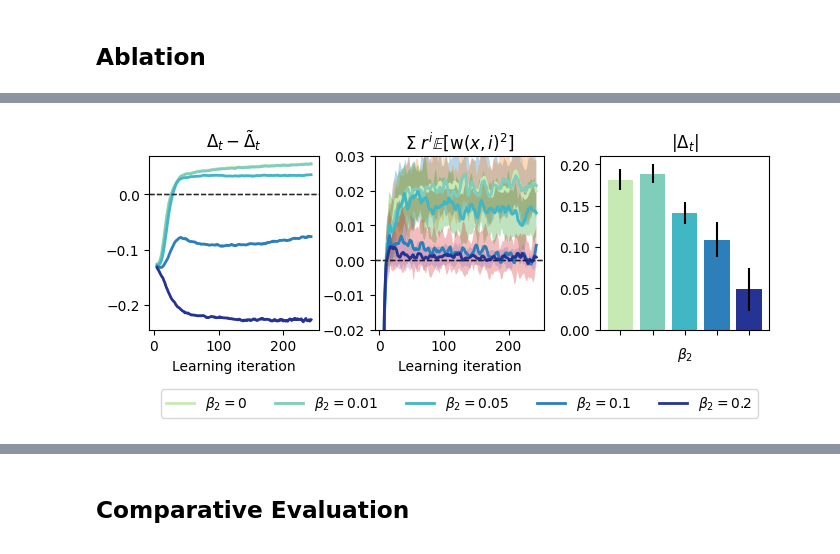
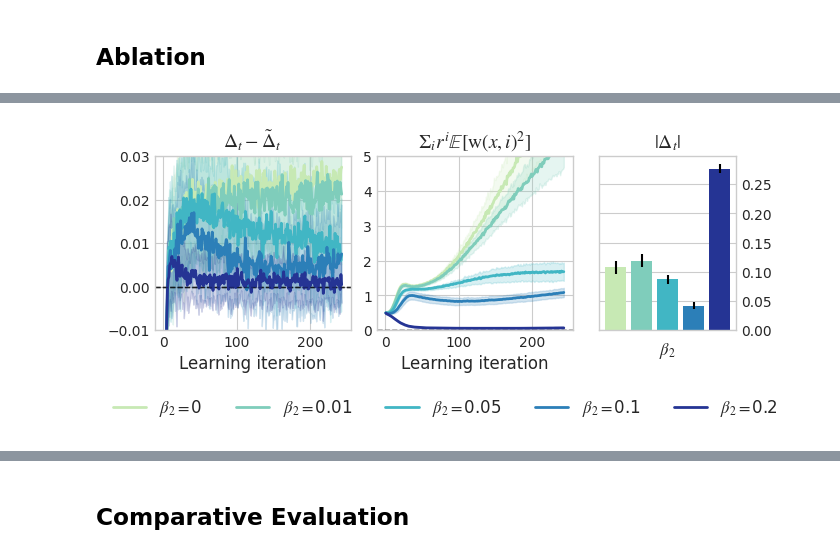
Before and after one commit to hiaac-finance/sellf, a Jupyter notebook: lending_experiment/figures.ipynb, the cells around one changed output, grey strips where cells are left out. Drawn from its saved outputs; the diff is of its cells as text; code cells hidden in the pictures.

```diff
--- a/lending_experiment/figures.ipynb
+++ b/lending_experiment/figures.ipynb
@@ -2,4 +2,11 @@
 import pandas as pd
 import numpy as np
 from glob import glob
+from omegaconf import OmegaConf
 import matplotlib.pyplot as plt
+import matplotlib
+matplotlib.rcParams['mathtext.fontset'] = 'stix'
+matplotlib.rcParams['font.family'] = 'STIXGeneral'
+
+# use the seaborn whitegrid style
+plt.style.use('seaborn-v0_8-whitegrid')
@@ -194,6 +246,8 @@ for f in eval_files:
     alg_name = f.split("/")[-3]
     alg_dict_eval[alg_name].append(f)
 # %%
+### sumarize learning metrics
+
 alg_dfs = {}
 
 for alg_name, file_list in alg_dict.items():
@@ -210,7 +264,7 @@ for alg_name, file_list in alg_dict.items():
 
     # apply moving average with window size 10 for every numeric column
     for col in ["reward", "delta", "delta_obs", "delta_diff"]:
-        df[col] = df[col].rolling(window=5).mean()
+        df[col] = df[col].rolling(window=1).mean()
 
     df = df.groupby("t").agg({
         "reward": ["mean", "std"],
@@ -218,6 +272,12 @@ for alg_name, file_list in alg_dict.items():
         "delta_obs": ["mean", "std"],
         "delta_diff": ["mean", "std"],
         "term": ["mean", "std"],
+        "accept_g0": ["mean", "std"],
+        "accept_g1": ["mean", "std"],
+        "max_weight_g0" : ["mean", "std"],
+        "max_weight_g1" : ["mean", "std"],
+        "aK_min_g0" : ["mean", "std"],
+        "aK_min_g1" : ["mean", "std"],
     })
     alg_dfs[alg_name] = df
 # %%
@@ -331,29 +308,31 @@ def legend_func(alg_name):
     return alg_name.split(" ")[-1].replace(")", "").replace("beta_2:", "$\\beta_2=$")
 
 
-fig, axs = plt.subplots(nrows=1, ncols=3, figsize=(8, 3))
+fig, axs = plt.subplots(nrows=1, ncols=3, figsize=(7.5, 3), gridspec_kw={'width_ratios': [1, 1, 0.7]})
+
 
 for alg_name in sorted_algs:
     df = alg_dfs[alg_name]
     axs[0].plot(
-        df["reward"]["mean"],
-        label=legend_func(alg_name),
+        df["delta_diff"]["mean"],
+        label=(alg_name),
         color=color_func(alg_name),
         lw = 2,
     )
 
-    #axs[0].fill_between(
-    #    df.index,
-    #    df["reward"]["mean"] - df["reward"]["std"],
-    #    df["reward"]["mean"] + df["reward"]["std"],
-    #    alpha=0.3,
-    #)
+    axs[0].fill_between(
+        df.index,
+        df["delta_diff"]["mean"] - df["delta_diff"]["std"],
+        df["delta_diff"]["mean"] + df["delta_diff"]["std"],
+        alpha=0.2,
+        color = color_func(alg_name),
+    )
 
     axs[0].axhline(0, color="black", linestyle="--", linewidth=1, alpha=0.3)
 
 
     axs[1].plot(
-        df["delta_diff"]["mean"],
+        df["term"]["mean"],
         label=legend_func(alg_name),
         color=color_func(alg_name),
         lw = 2,
@@ -361,45 +340,63 @@ for alg_name in sorted_algs:
 
     axs[1].fill_between(
         df.index,
-        df["delta_diff"]["mean"] - df["delta_diff"]["std"],
-        df["delta_diff"]["mean"] + df["delta_diff"]["std"],
-        alpha=0.3,
+        df["term"]["mean"] - df["term"]["std"],
+        df["term"]["mean"] + df["term"]["std"],
+        alpha=0.2,
+        color = color_func(alg_name),
     )
 
     axs[1].axhline(0, color="black", linestyle="--", linewidth=1, alpha=0.3)
 
 
     df = alg_dfs_eval[alg_name]
     axs[2].bar(
         alg_name,
         df["mean"],
         yerr=df["std"],
         color=color_func(alg_name),
     )
     axs[2].set_xticks(range(len(sorted_algs)))
     axs[2].set_xticklabels(
         ["" for s in sorted_algs],
         #[s.split(" ")[-1].replace(")", "").replace("beta_2:", "$\\beta_2=$") for s in sorted_algs],
         rotation=45,
     )
     #plt.show()
 
-axs[1].set_ylim(-0.02, 0.03)
-axs[0].set_title("$\Delta_t - \\tilde \Delta_t $")
-axs[1].set_title("Σ $r^i \mathbb{E}[\mathrm{w}(x, i)^2]$")
-axs[2].set_title("$|\Delta_t|$")
+axs[0].set_ylim(-0.01, 0.03)
+axs[1].set_ylim(0, 5)
+axs[0].set_title(r"$\Delta_t - \tilde \Delta_t $", fontsize=14)
+axs[1].set_title(r"$\Sigma_i r^i \mathbb{E}[\mathrm{w}(x, i)^2]$", fontsize=14)
+axs[2].set_title(r"$|\Delta_t|$", fontsize=14)
 
 fig.subplots_adjust(bottom=0.3, wspace=0.33)
 
-axs[0].set_xlabel("Learning iteration")
-axs[1].set_xlabel("Learning iteration")
-axs[2].set_xlabel("$\\beta_2$")
+axs[0].set_xlabel("Learning iteration", fontsize = 12)
+axs[1].set_xlabel("Learning iteration", fontsize = 12)
+axs[2].set_xlabel(r"$\beta_2$", fontsize = 12)
 axs[1].legend(
     loc="upper center",
-    bbox_to_anchor=(0.5, -0.3),
+    bbox_to_anchor=(0.35, -0.3),
     ncol=5,
+    fontsize=12
 )
 
+for i in range(3):
+    axs[i].grid(True)
+
+# make the last only be horizontal grid
+axs[-1].xaxis.grid(False)
+
+# reduce the horizontal gap between plots
+
+
+# place y ticks of last plot on the right
+axs[2].yaxis.tick_right()
+axs[2].yaxis.set_label_position("right")
+
+fig.subplots_adjust(wspace=0.15)
+
 plt.savefig("figures/ablation_beta2.pdf", bbox_inches="tight")
 # %% [output]
-[figure, old version]
+[figure, new version]
```
Also changed, not shown: parts of 31 cells of this notebook, 3 other files.
